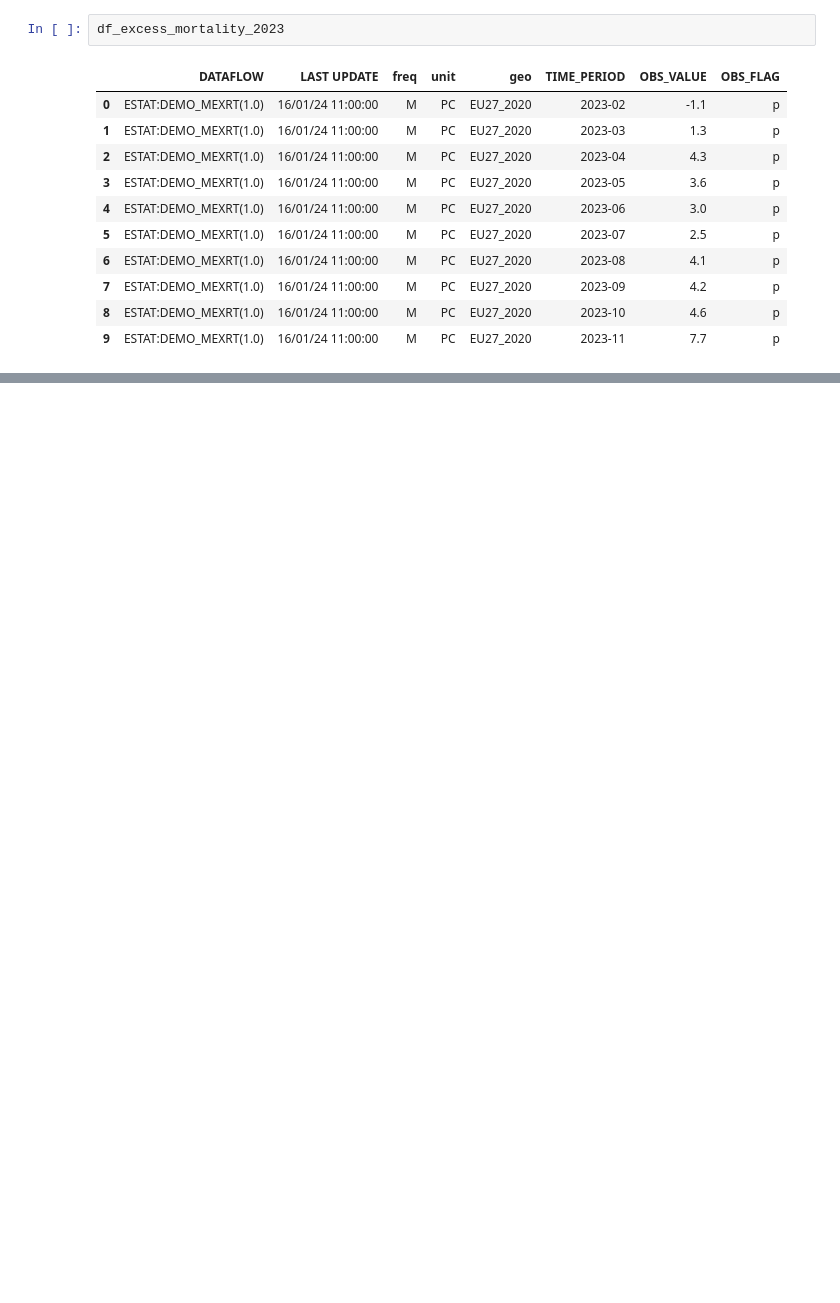
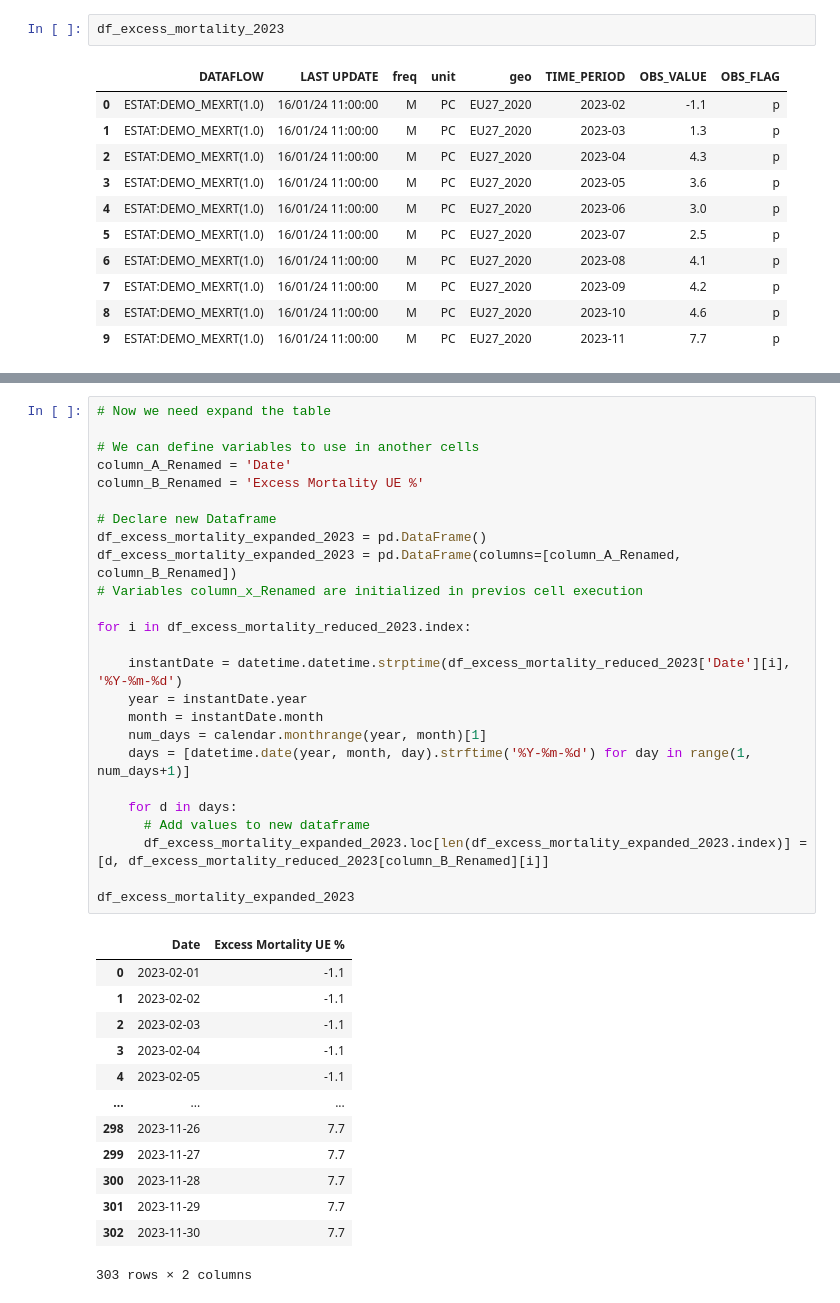
Before and after one commit to Manilab2309/ia-machine-learning, a Jupyter notebook: lab/NB_analyst_broker_operations.ipynb, the cells around one changed output, grey strips where cells are left out. Drawn from its saved outputs; the diff is of its cells as text; blank space fills up the shorter version.

```diff
--- a/lab/NB_analyst_broker_operations.ipynb
+++ b/lab/NB_analyst_broker_operations.ipynb
@@ -542,0 +612,39 @@ df_excess_mortality_2023
+# %%
+# Now we need expand the table
+
+# We can define variables to use in another cells
+column_A_Renamed = 'Date'
+column_B_Renamed = 'Excess Mortality UE %'
+
+# Declare new Dataframe
+df_excess_mortality_expanded_2023 = pd.DataFrame()
+df_excess_mortality_expanded_2023 = pd.DataFrame(columns=[column_A_Renamed, column_B_Renamed])
+# Variables column_x_Renamed are initialized in previos cell execution
+
+for i in df_excess_mortality_reduced_2023.index:
+
+    instantDate = datetime.datetime.strptime(df_excess_mortality_reduced_2023['Date'][i], '%Y-%m-%d')
+    year = instantDate.year
+    month = instantDate.month
+    num_days = calendar.monthrange(year, month)[1]
+    days = [datetime.date(year, month, day).strftime('%Y-%m-%d') for day in range(1, num_days+1)]
+
+    for d in days:
+      # Add values to new dataframe
+      df_excess_mortality_expanded_2023.loc[len(df_excess_mortality_expanded_2023.index)] = [d, df_excess_mortality_reduced_2023[column_B_Renamed][i]]
+
+df_excess_mortality_expanded_2023
+# %% [output]
+|  | Date | Excess Mortality UE % |
+| 0 | 2023-02-01 | -1.1 |
+| 1 | 2023-02-02 | -1.1 |
+| 2 | 2023-02-03 | -1.1 |
+| 3 | 2023-02-04 | -1.1 |
+| 4 | 2023-02-05 | -1.1 |
+| ... | ... | ... |
+| 298 | 2023-11-26 | 7.7 |
+| 299 | 2023-11-27 | 7.7 |
+| 300 | 2023-11-28 | 7.7 |
+| 301 | 2023-11-29 | 7.7 |
+| 302 | 2023-11-30 | 7.7 |
+303 rows × 2 columns
```
Also changed, not shown: parts of 8 cells of this notebook.
